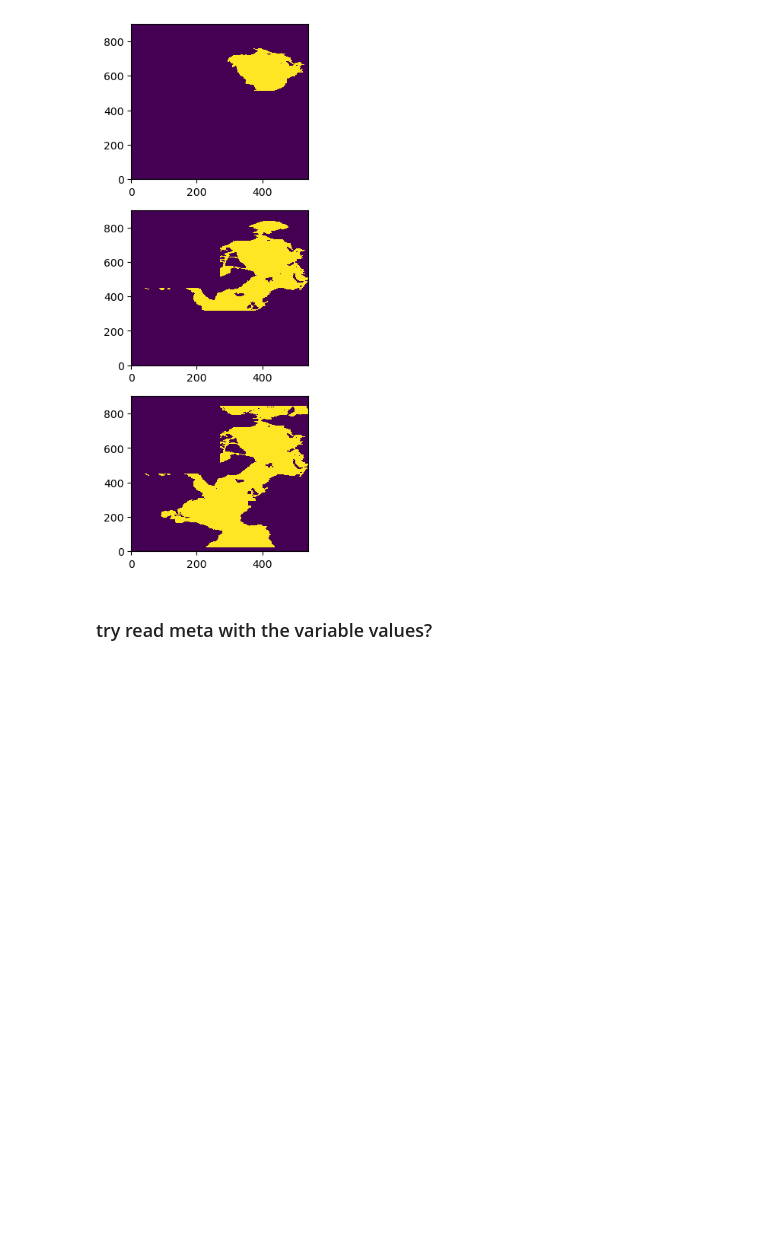
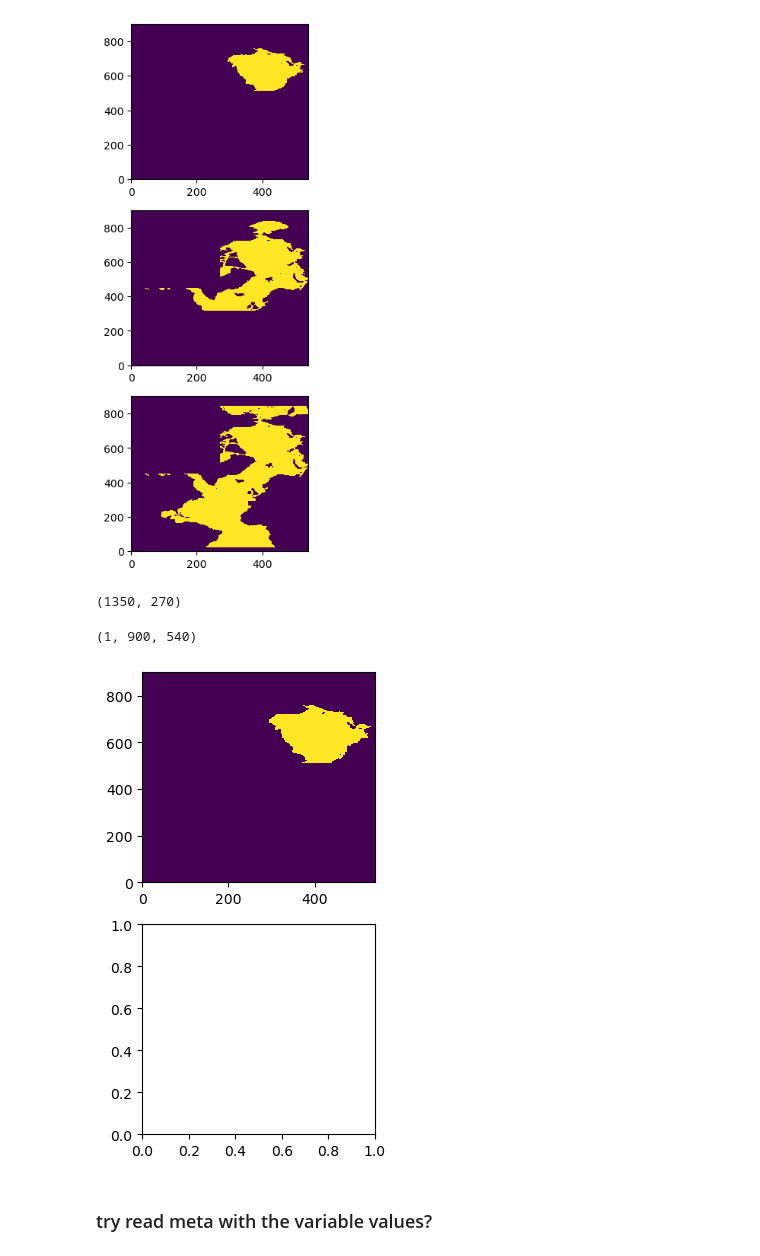
Before and after one commit to margaretmurakami/crios_backups, a Jupyter notebook: ASTE_270/lookat_layers_demo/lookat_layers_270.ipynb, the cells around one changed output. Drawn from its saved outputs; the diff is of its cells as text; code cells hidden in the pictures; blank space fills up the shorter version.

```diff
--- a/ASTE_270/lookat_layers_demo/lookat_layers_270.ipynb
+++ b/ASTE_270/lookat_layers_demo/lookat_layers_270.ipynb
@@ -384,6 +397,22 @@ axs[2].pcolormesh(myzerotmp[0,:,:])
 # %% [output]
 <matplotlib.collections.QuadMesh at 0x...>
 [figure]
+# %%
+myzero = np.zeros((ny*nx))
+fig,axs = plt.subplots(2,figsize = (3,6))
+
+myzerotmp = myzero.copy() # copy for reference in loop
+myzerotmp[iBasinArctic] = 1
+myzerotmp =  np.reshape(myzerotmp,(ny,nx))
+print(myzerotmp.shape)
+myzerotmp = get_aste_tracer(myzerotmp,nfx,nfy)
+axs[0].pcolormesh(myzerotmp[0,:,:])
+
+myzerotmp.shape
+# %% [output]
+(1350, 270)
+(1, 900, 540)
+[figure, added]
 # %% [markdown]
 ### try read meta with the variable values?
 # %%
```
Also changed, not shown: parts of 4 cells of this notebook, 4 other files.
